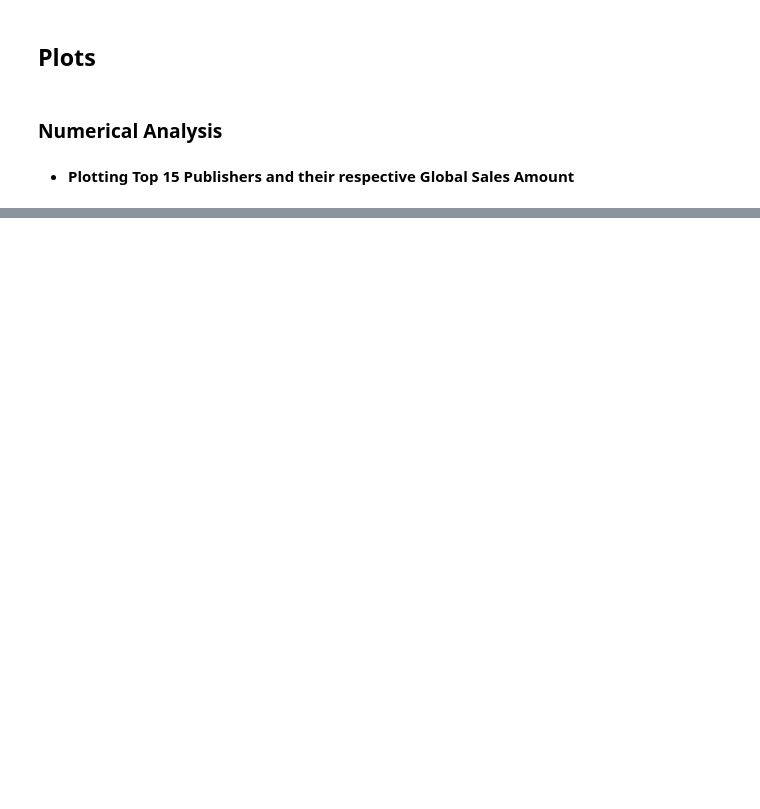
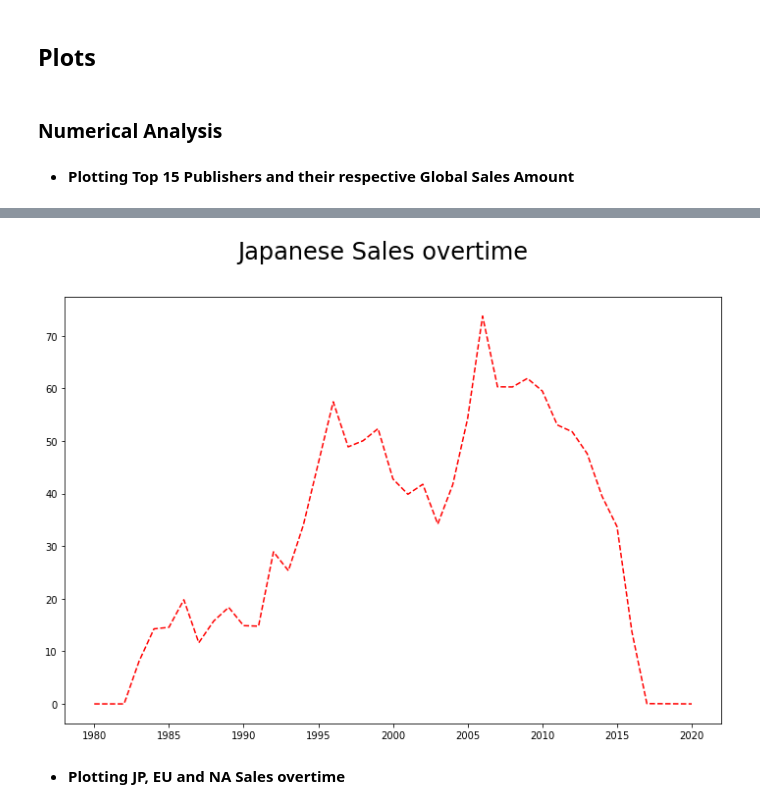
Before and after one commit to MatheusMAssis/Data-Analysis-Game-Sales, a Jupyter notebook: AnalysisNotebook/visualizations.ipynb, the cells around one changed output, grey strips where cells are left out. Saved outputs shown, nothing was run; the diff lists cells and outputs as text; code cells hidden in the pictures; blank space fills up the shorter version.

```diff
--- a/AnalysisNotebook/visualizations.ipynb
+++ b/AnalysisNotebook/visualizations.ipynb
@@ -77,0 +84,11 @@ plt.show()
+# %%
+fig, ax = plt.subplots(figsize=(12, 8))
+fig.suptitle("Japanese Sales overtime", fontsize=24)
+ax.plot(df_jpsales_by_year.JP_Sales, 'r--')
+ax.axis('auto')
+
+plt.show()
+# %% [output]
+[figure, added]
+# %% [markdown]
+- **Plotting JP, EU and NA Sales overtime**
```
Also changed, not shown: parts of 16 cells of this notebook.
